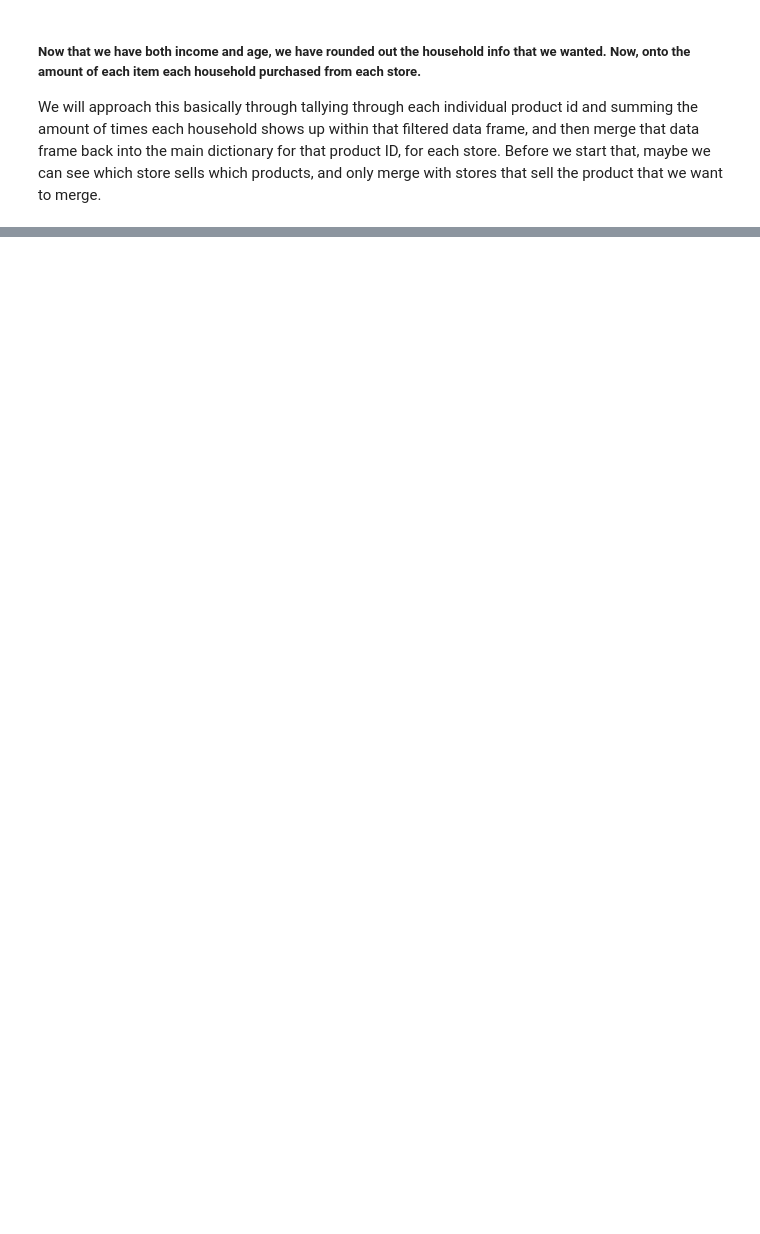
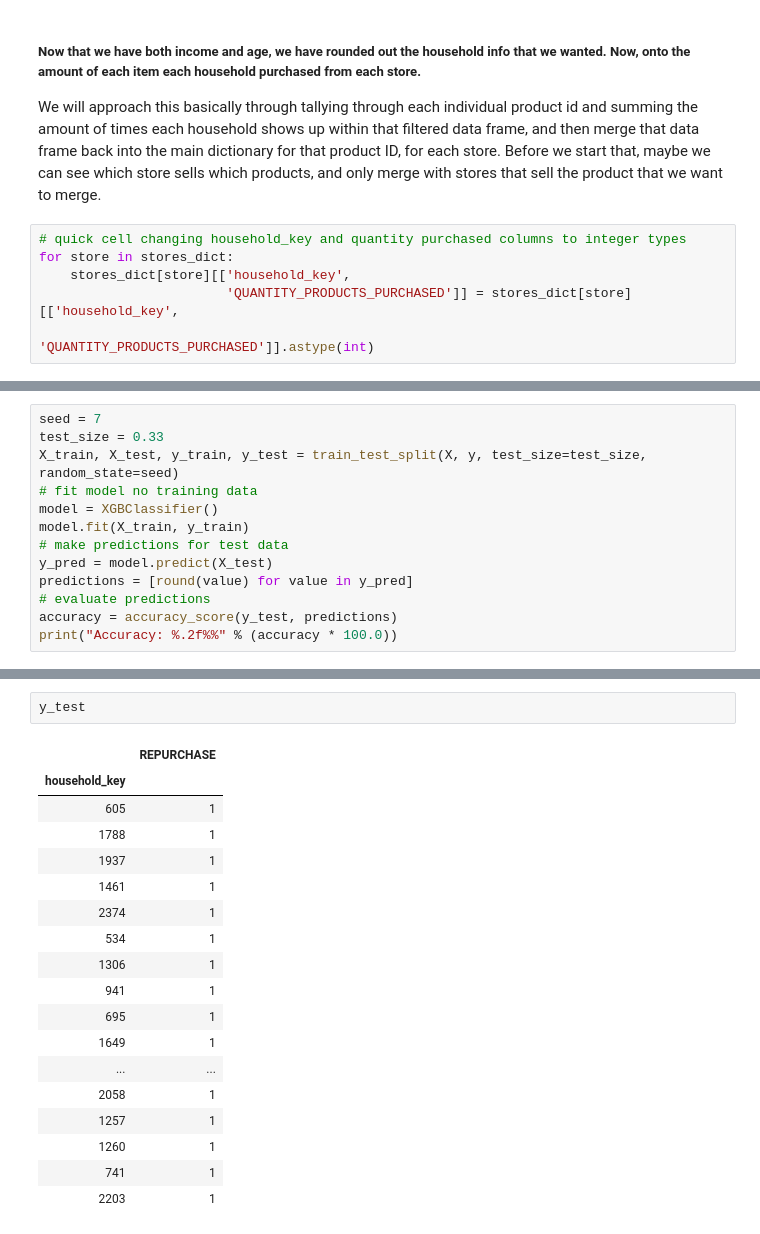
Before and after one commit to rstankovic/Retail-Data-Analytics, a Jupyter notebook: Repeat Purchase/Repeat Purchase.ipynb, the cells around one changed output, grey strips where cells are left out. Drawn from its saved outputs; the diff is of its cells as text; blank space fills up the shorter version.

```diff
--- a/Repeat Purchase/Repeat Purchase.ipynb
+++ b/Repeat Purchase/Repeat Purchase.ipynb
@@ -413,3 +425,9 @@ stores_dict[364].head()
 ##### Now that we have both income and age, we have rounded out the household info that we wanted. Now, onto the amount of each item each household purchased from each store.
 We will approach this basically through tallying through each individual product id and summing the amount of times each household shows up within that filtered data frame, and then merge that data frame back into the main dictionary for that product ID, for each store.
 Before we start that, maybe we can see which store sells which products, and only merge with stores that sell the product that we want to merge.
+# %%
+# quick cell changing household_key and quantity purchased columns to integer types
+for store in stores_dict:
+    stores_dict[store][['household_key',
+                        'QUANTITY_PRODUCTS_PURCHASED']] = stores_dict[store][['household_key',
+                                                                             'QUANTITY_PRODUCTS_PURCHASED']].astype(int)
@@ -415,0 +513,13 @@ Before we start that, maybe we can see which store sells which products, and onl
+# %%
+seed = 7
+test_size = 0.33
+X_train, X_test, y_train, y_test = train_test_split(X, y, test_size=test_size, random_state=seed)
+# fit model no training data
+model = XGBClassifier()
+model.fit(X_train, y_train)
+# make predictions for test data
+y_pred = model.predict(X_test)
+predictions = [round(value) for value in y_pred]
+# evaluate predictions
+accuracy = accuracy_score(y_test, predictions)
+print("Accuracy: %.2f%%" % (accuracy * 100.0))
@@ -415,0 +549,21 @@ Before we start that, maybe we can see which store sells which products, and onl
+# %%
+y_test
+# %% [output]
+|  | REPURCHASE |
+| household_key |  |
+| 605 | 1 |
+| 1788 | 1 |
+| 1937 | 1 |
+| 1461 | 1 |
+| 2374 | 1 |
+| 534 | 1 |
+| 1306 | 1 |
+| 941 | 1 |
+| 695 | 1 |
+| 1649 | 1 |
+| ... | ... |
+| 2058 | 1 |
+| 1257 | 1 |
+| 1260 | 1 |
+| 741 | 1 |
+| 2203 | 1 |
```
Also changed, not shown: parts of 15 cells of this notebook, 1 other file.
